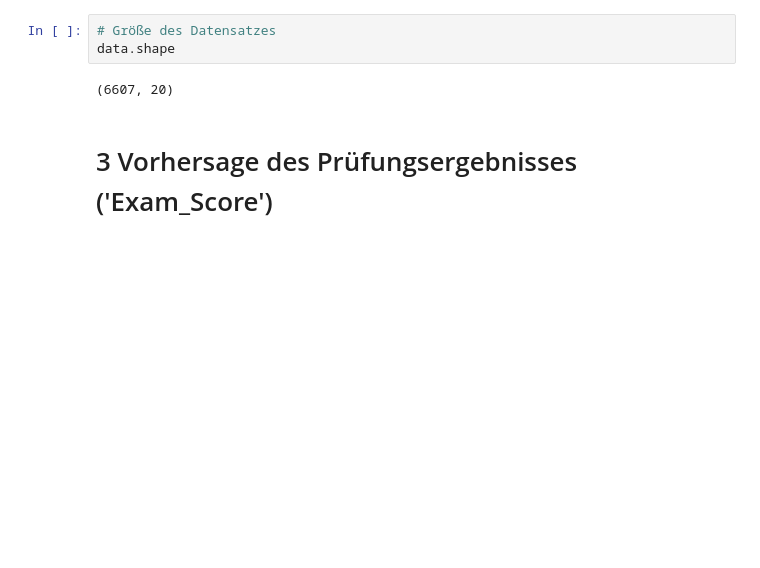
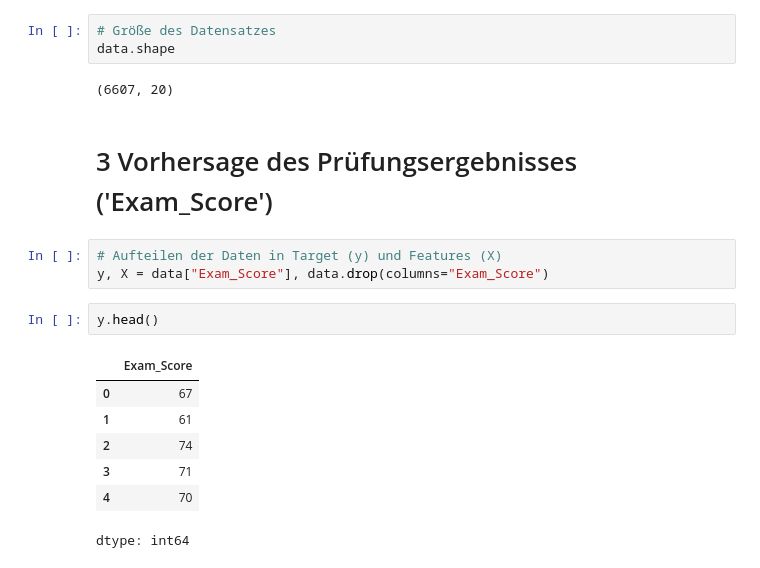
Before and after one commit to AlexKressner/ML_Intro, a Jupyter notebook: Exam_Score_Prediction.ipynb, the cells around one changed output. Cells and saved outputs as stored; diff of their text form; blank space fills up the shorter version.

```diff
--- a/Exam_Score_Prediction.ipynb
+++ b/Exam_Score_Prediction.ipynb
@@ -37,3 +31,16 @@ data.shape
 (6607, 20)
 # %% [markdown]
 # 3 Vorhersage des Prüfungsergebnisses ('Exam_Score')
+# %%
+# Aufteilen der Daten in Target (y) und Features (X)
+y, X = data["Exam_Score"], data.drop(columns="Exam_Score")
+# %%
+y.head()
+# %% [output]
+|  | Exam_Score |
+| 0 | 67 |
+| 1 | 61 |
+| 2 | 74 |
+| 3 | 71 |
+| 4 | 70 |
+dtype: int64
```
Also changed, not shown: parts of 16 cells of this notebook.
